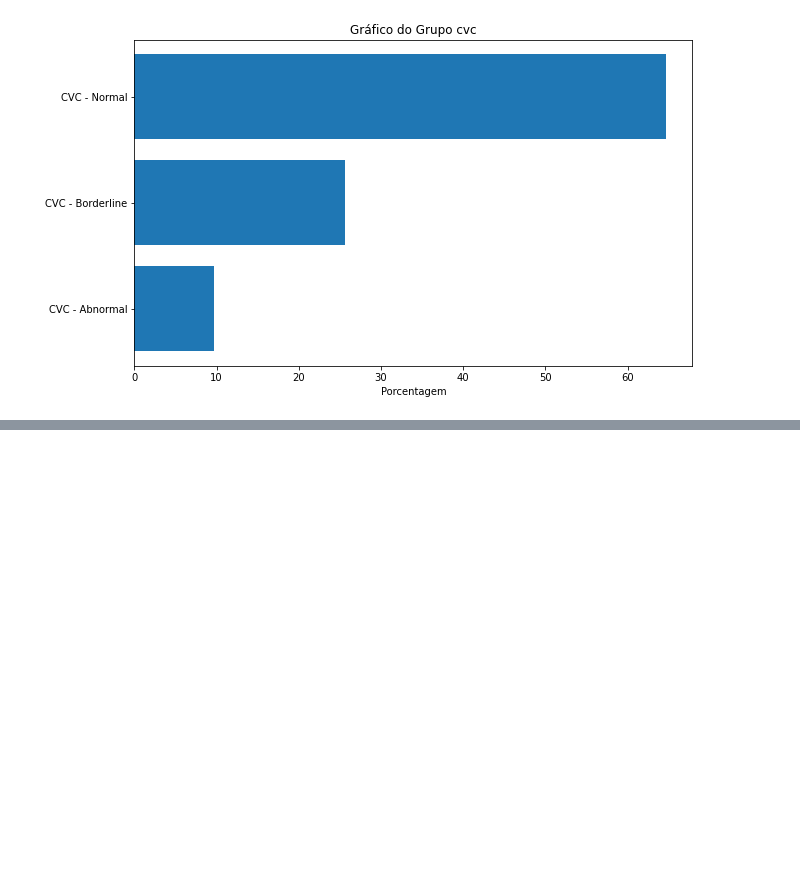
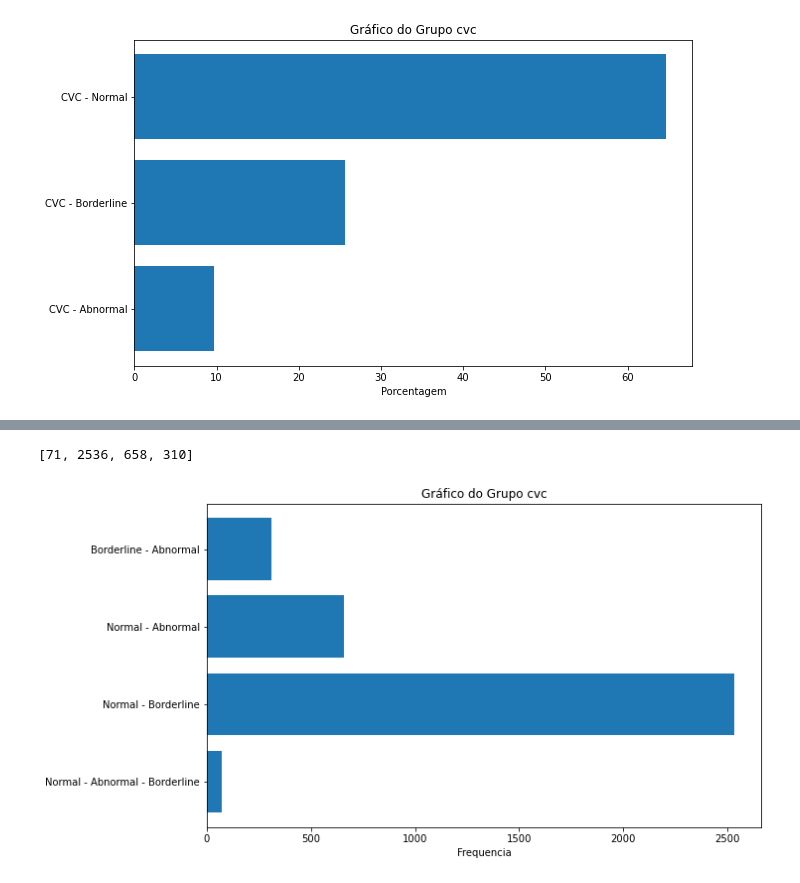
Before and after one commit to bjbomfim/CatheterClassify, a Jupyter notebook: Analise_Dataset_Train/AnaliseDataset.ipynb, the cells around one changed output, grey strips where cells are left out. Cells and saved outputs as stored; diff of their text form; code cells hidden in the pictures; blank space fills up the shorter version.

```diff
--- a/Analise_Dataset_Train/AnaliseDataset.ipynb
+++ b/Analise_Dataset_Train/AnaliseDataset.ipynb
@@ -186,0 +319,23 @@ memory usage: 1.2+ MB
+# %%
+cvc_normal_abnormal_borderline = raio_x_invasive_proce.loc[(raio_x_invasive_proce['CVC - Borderline'] == 1)&(raio_x_invasive_proce['CVC - Normal'] == 1)&(raio_x_invasive_proce['CVC - Abnormal'] == 1)].count()['CVC - Abnormal']
+cvc_normal_borderline = raio_x_invasive_proce.loc[(raio_x_invasive_proce['CVC - Borderline'] == 1)&(raio_x_invasive_proce['CVC - Normal'] == 1)&(raio_x_invasive_proce['CVC - Abnormal'] == 0)].count()['CVC - Abnormal']
+cvc_normal_abnormal = raio_x_invasive_proce.loc[(raio_x_invasive_proce['CVC - Abnormal'] == 1)&(raio_x_invasive_proce['CVC - Normal'] == 1)&(raio_x_invasive_proce['CVC - Borderline'] == 0)].count()['CVC - Abnormal']
+cvc_borderline_abnormal = raio_x_invasive_proce.loc[(raio_x_invasive_proce['CVC - Abnormal'] == 1)&(raio_x_invasive_proce['CVC - Borderline'] == 1)&(raio_x_invasive_proce['CVC - Normal'] == 0)].count()['CVC - Abnormal']
+cvc_abnormal = raio_x_invasive_proce.loc[(raio_x_invasive_proce['CVC - Abnormal'] == 1)&(raio_x_invasive_proce['CVC - Borderline'] == 0)&(raio_x_invasive_proce['CVC - Normal'] == 0)].count()['CVC - Abnormal']
+cvc_borderline = raio_x_invasive_proce.loc[(raio_x_invasive_proce['CVC - Abnormal'] == 0)&(raio_x_invasive_proce['CVC - Borderline'] == 1)&(raio_x_invasive_proce['CVC - Normal'] == 0)].count()['CVC - Abnormal']
+cvc_normal = raio_x_invasive_proce.loc[(raio_x_invasive_proce['CVC - Abnormal'] == 0)&(raio_x_invasive_proce['CVC - Borderline'] == 0)&(raio_x_invasive_proce['CVC - Normal'] == 1)].count()['CVC - Abnormal']
+
+cvc_multiples = ['Normal - Abnormal - Borderline', 'Normal - Borderline', 'Normal - Abnormal', 'Borderline - Abnormal']
+
+cvc_multiples_values = [cvc_normal_abnormal_borderline, cvc_normal_borderline, cvc_normal_abnormal, cvc_borderline_abnormal]
+print(cvc_multiples_values)
+plt.figure(figsize=(10, 6))
+plt.barh(cvc_multiples, cvc_multiples_values)
+
+plt.xlabel('Frequencia')
+plt.title('Gráfico do Grupo cvc')
+
+plt.show()
+# %% [output]
+[71, 2536, 658, 310]
+[figure, added]
```
Also changed, not shown: parts of 18 cells of this notebook.
